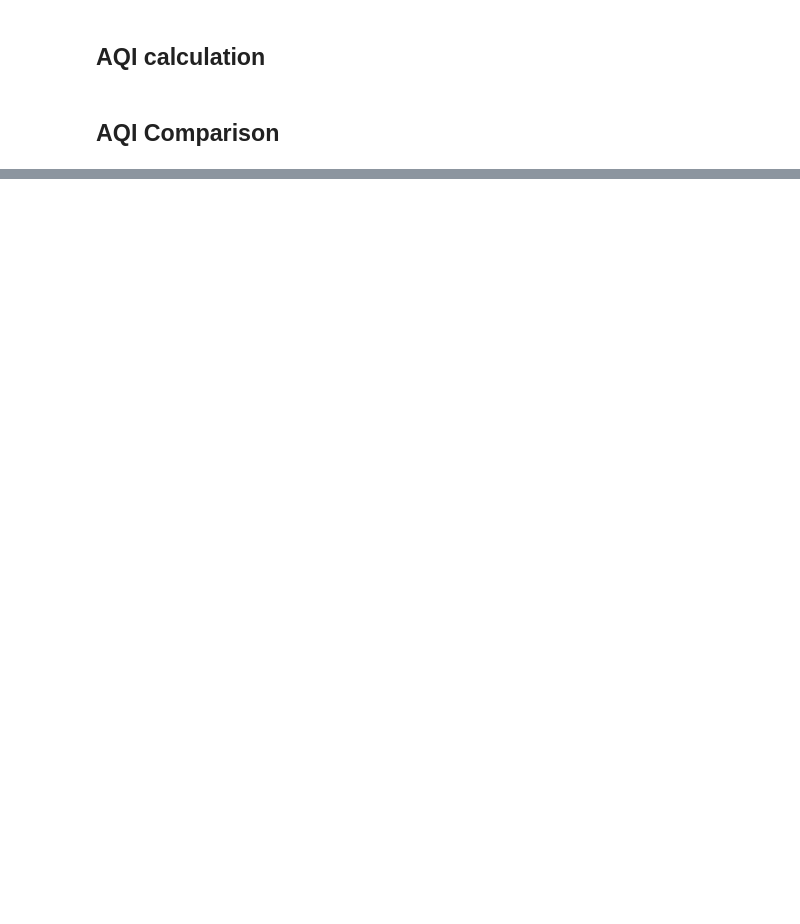
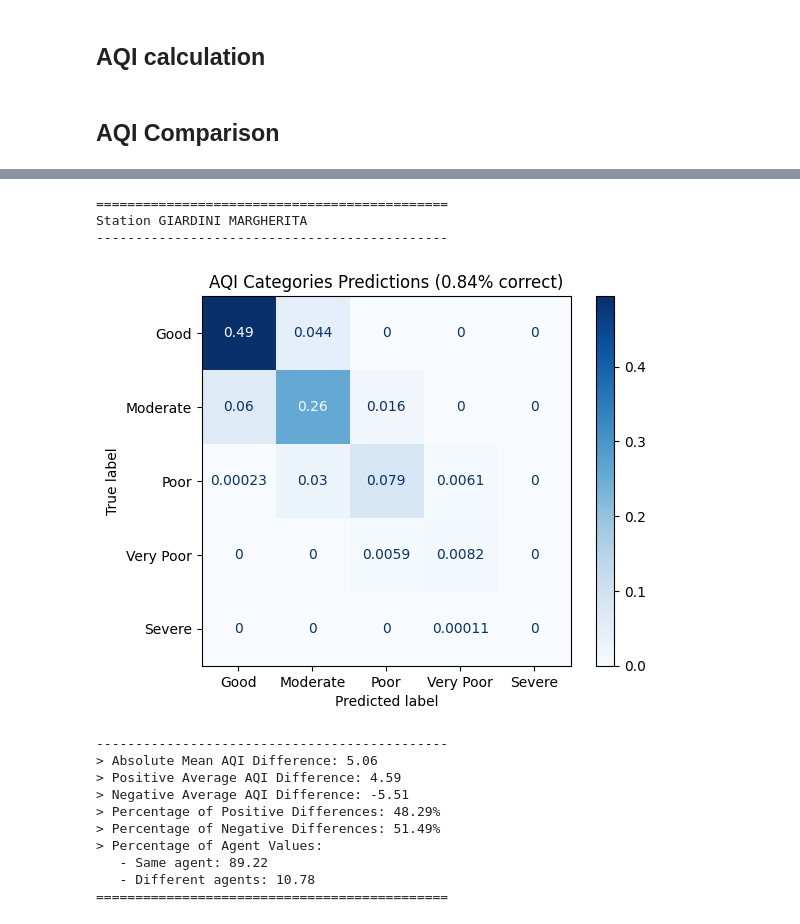
Before and after one commit to davidesonno/AII-project, a Jupyter notebook: 6-agents-estimations.ipynb, the cells around one changed output, grey strips where cells are left out. Saved outputs shown, nothing was run; the diff lists cells and outputs as text; code cells hidden in the pictures; blank space fills up the shorter version.

```diff
--- a/6-agents-estimations.ipynb
+++ b/6-agents-estimations.ipynb
@@ -232,0 +412,57 @@ Station VIA CHIARINI AQI:
+# %%
+def print_AQI_difference_metrics(AQI_diff):
+    positive_avg = AQI_diff[AQI_diff['AQI'] > 0]['AQI'].mean()
+    negative_avg = AQI_diff[AQI_diff['AQI'] < 0]['AQI'].mean()
+    absolute_mean = AQI_diff['AQI'].abs().mean()
+    agent_percentage = AQI_diff['agent'].value_counts(normalize=True) * 100
+    positive_percentage = (AQI_diff['AQI'] > 0).mean() * 100
+    negative_percentage = (AQI_diff['AQI'] < 0).mean() * 100
+
+    print(f"> Absolute Mean AQI Difference: {absolute_mean:.2f}")
+    print(f"> Positive Average AQI Difference: {positive_avg:.2f}")
+    print(f"> Negative Average AQI Difference: {negative_avg:.2f}")
+    print(f"> Percentage of Positive Differences: {positive_percentage:.2f}%")
+    print(f"> Percentage of Negative Differences: {negative_percentage:.2f}%")
+    print("> Percentage of Agent Values:")
+    display_metric_scores(agent_percentage.to_dict(), start='   ', round=2)
+# %%
+from sklearn.metrics import confusion_matrix, ConfusionMatrixDisplay
+
+def map_category(value, categories):
+    for category, up_bound in reversed(list(categories.items())):
+        if value > up_bound:
+            return category
+
+def print_AQI_category_comparison(pred_AQI, true_AQI, categories):
+    pred_categories = pred_AQI['AQI'].copy().dropna().apply(map_category, categories=categories)
+    true_categories = true_AQI['AQI'].copy().dropna().apply(map_category, categories=categories)
+
+    cm = confusion_matrix(true_categories, pred_categories, labels=list(categories.keys()),normalize='all')
+    disp = ConfusionMatrixDisplay(confusion_matrix=cm, display_labels=list(categories.keys()))
+    disp.plot(cmap=plt.cm.Blues)
+    plt.title(f'AQI Categories Predictions ({cm.trace():.2f}% correct)')
+    plt.show()
+# %%
+station = 'GIARDINI MARGHERITA'
+print('=============================================')
+print(f'Station {station}')
+print('=============================================')
+print_AQI_category_comparison(pred_AQI_hourly[station],true_AQI_hourly[station], categories=categories)
+print('---------------------------------------------')
+print_AQI_difference_metrics(AQI_diff_hourly[station])
+print('=============================================')
+# %% [output]
+=============================================
+Station GIARDINI MARGHERITA
+---------------------------------------------
+[figure, added]
+---------------------------------------------
+> Absolute Mean AQI Difference: 5.06
+> Positive Average AQI Difference: 4.59
+> Negative Average AQI Difference: -5.51
+> Percentage of Positive Differences: 48.29%
+> Percentage of Negative Differences: 51.49%
+> Percentage of Agent Values:
+   - Same agent: 89.22
+   - Different agents: 10.78
+=============================================
```
Also changed, not shown: parts of 26 cells of this notebook, 3 other files.
